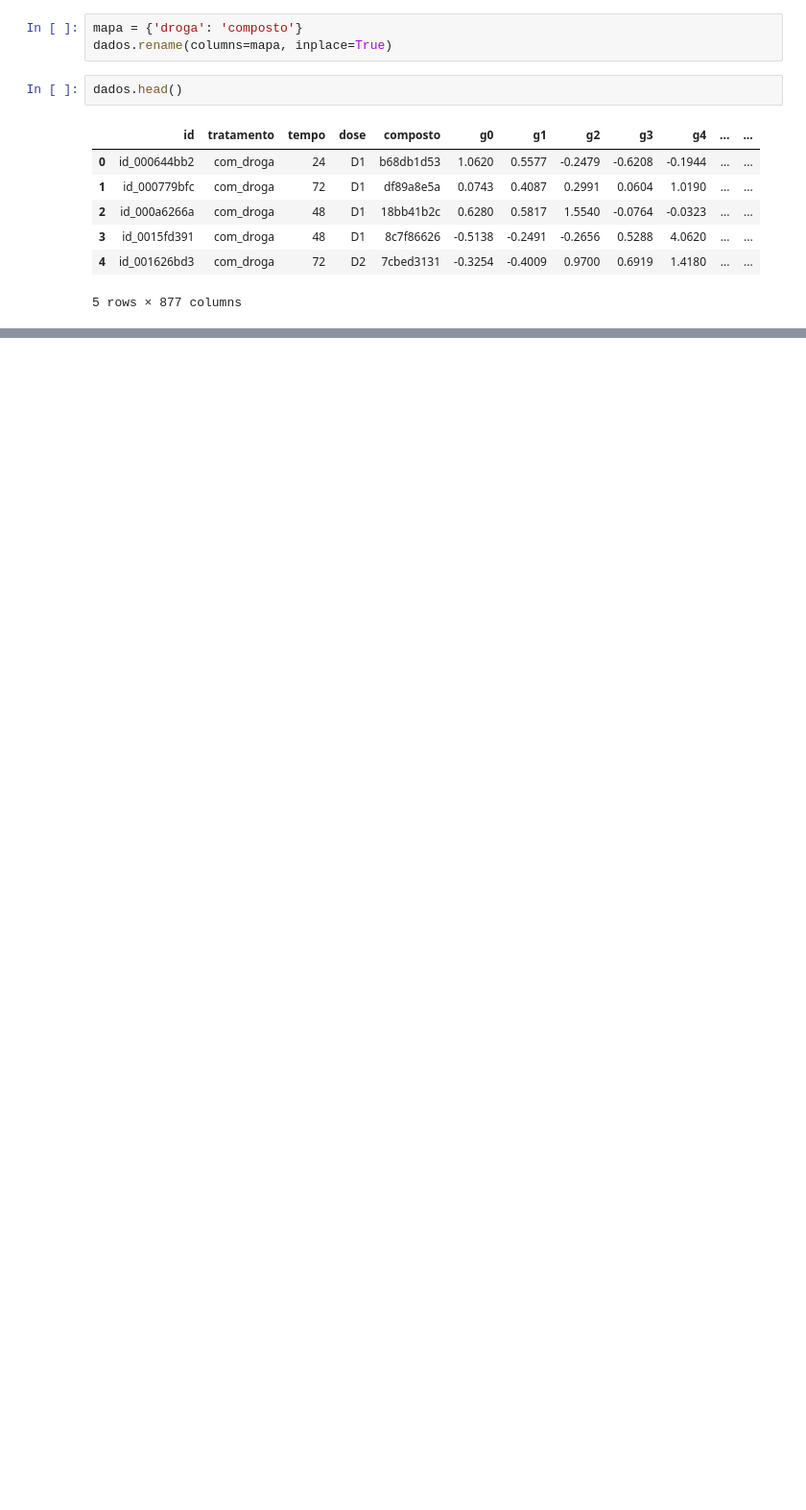
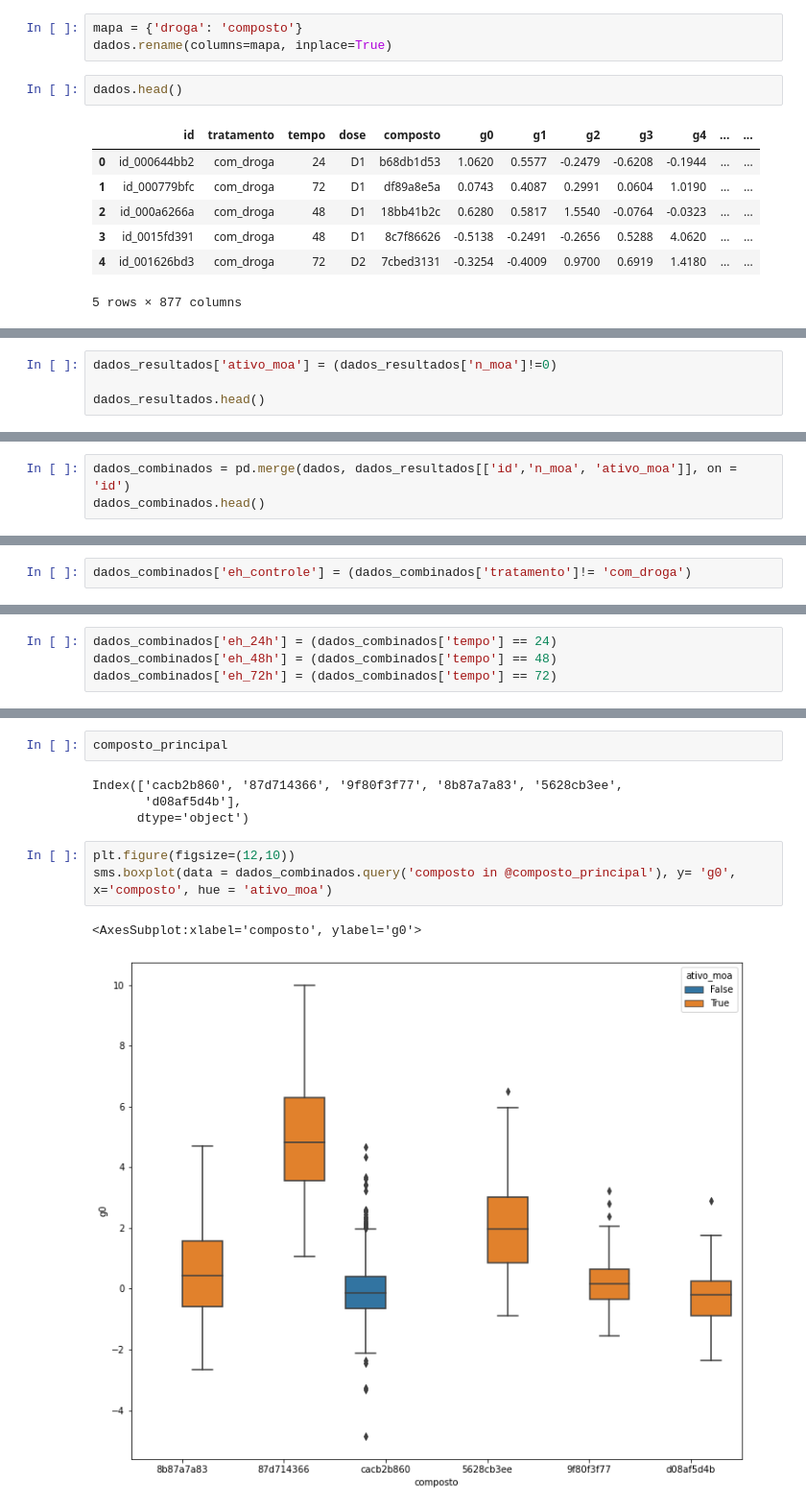
Before and after one commit to bernardocecchetto/Imersao_dados-Alura, a Jupyter notebook: Correlações, causalidade e relações entre genes.ipynb, the cells around one changed output, grey strips where cells are left out. Shown: that part at 96% size. Drawn from its saved outputs; the diff is of its cells as text; blank space fills up the shorter version.

```diff
--- a/Correlações, causalidade e relações entre genes.ipynb
+++ b/Correlações, causalidade e relações entre genes.ipynb
@@ -317,0 +157,4 @@ sms.heatmap(corr2, mask=mask, cmap=cmap, center=0,
+# %%
+dados_resultados['ativo_moa'] = (dados_resultados['n_moa']!=0)
+
+dados_resultados.head()
@@ -317,0 +169,3 @@ sms.heatmap(corr2, mask=mask, cmap=cmap, center=0,
+# %%
+dados_combinados = pd.merge(dados, dados_resultados[['id','n_moa', 'ativo_moa']], on = 'id')
+dados_combinados.head()
@@ -317,0 +189,2 @@ sms.heatmap(corr2, mask=mask, cmap=cmap, center=0,
+# %%
+dados_combinados['eh_controle'] = (dados_combinados['tratamento']!= 'com_droga')
@@ -317,0 +203,4 @@ sms.heatmap(corr2, mask=mask, cmap=cmap, center=0,
+# %%
+dados_combinados['eh_24h'] = (dados_combinados['tempo'] == 24)
+dados_combinados['eh_48h'] = (dados_combinados['tempo'] == 48)
+dados_combinados['eh_72h'] = (dados_combinados['tempo'] == 72)
@@ -317,0 +227,12 @@ sms.heatmap(corr2, mask=mask, cmap=cmap, center=0,
+# %%
+composto_principal
+# %% [output]
+Index(['cacb2b860', '87d714366', '9f80f3f77', '8b87a7a83', '5628cb3ee',
+       'd08af5d4b'],
+      dtype='object')
+# %%
+plt.figure(figsize=(12,10))
+sms.boxplot(data = dados_combinados.query('composto in @composto_principal'), y= 'g0', x='composto', hue = 'ativo_moa')
+# %% [output]
+<AxesSubplot:xlabel='composto', ylabel='g0'>
+[figure, added]
```
Also changed, not shown: parts of 70 cells of this notebook.
